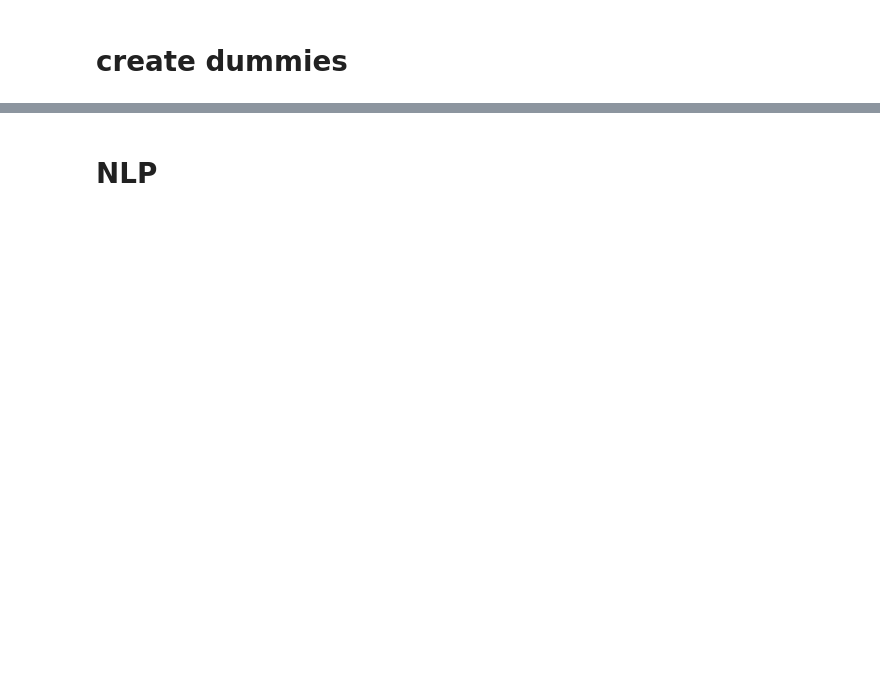
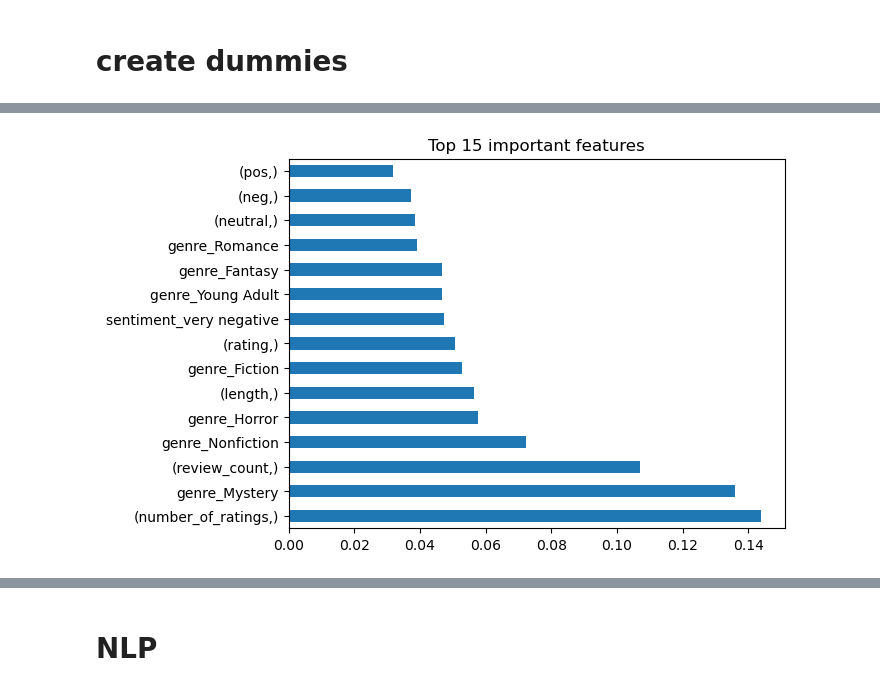
Before and after one commit to Booookkkkkssss/books_main, a Jupyter notebook: navs-folder/modeling.ipynb, the cells around one changed output, grey strips where cells are left out. Cells and saved outputs as stored; diff of their text form; code cells hidden in the pictures; blank space fills up the shorter version.

```diff
--- a/navs-folder/modeling.ipynb
+++ b/navs-folder/modeling.ipynb
@@ -169,0 +175,2 @@ train[comb]
+# %%
+x_train_scaled = pd.concat([x_train_scaled, x_train[comb]],axis = 1 )
@@ -169,0 +301,12 @@ train[comb]
+# %%
+# create an instance with predetermined values
+clf_xgb = xgb.XGBClassifier(objective ='binary:logistic',
+                                        seed = 42,
+                                        max_depth = 3,
+                                        scale_pos_weight= 5,
+                                        learning_rate = .01,
+                                        subsample = .9,
+                                        colsample_bytree = .5,
+                                        n_jobs = 10)
+# %%
+clf_xgb.fit(x_train_scaled,y_train)
@@ -169,0 +338,7 @@ train[comb]
+# %%
+feat_importances = pd.Series(clf_xgb.feature_importances_, index= x_train_scaled.columns)
+feat_importances.nlargest(15).plot(kind='barh')
+plt.title("Top 15 important features")
+plt.show()
+# %% [output]
+[figure, added]
```
Also changed, not shown: parts of 61 cells of this notebook.
